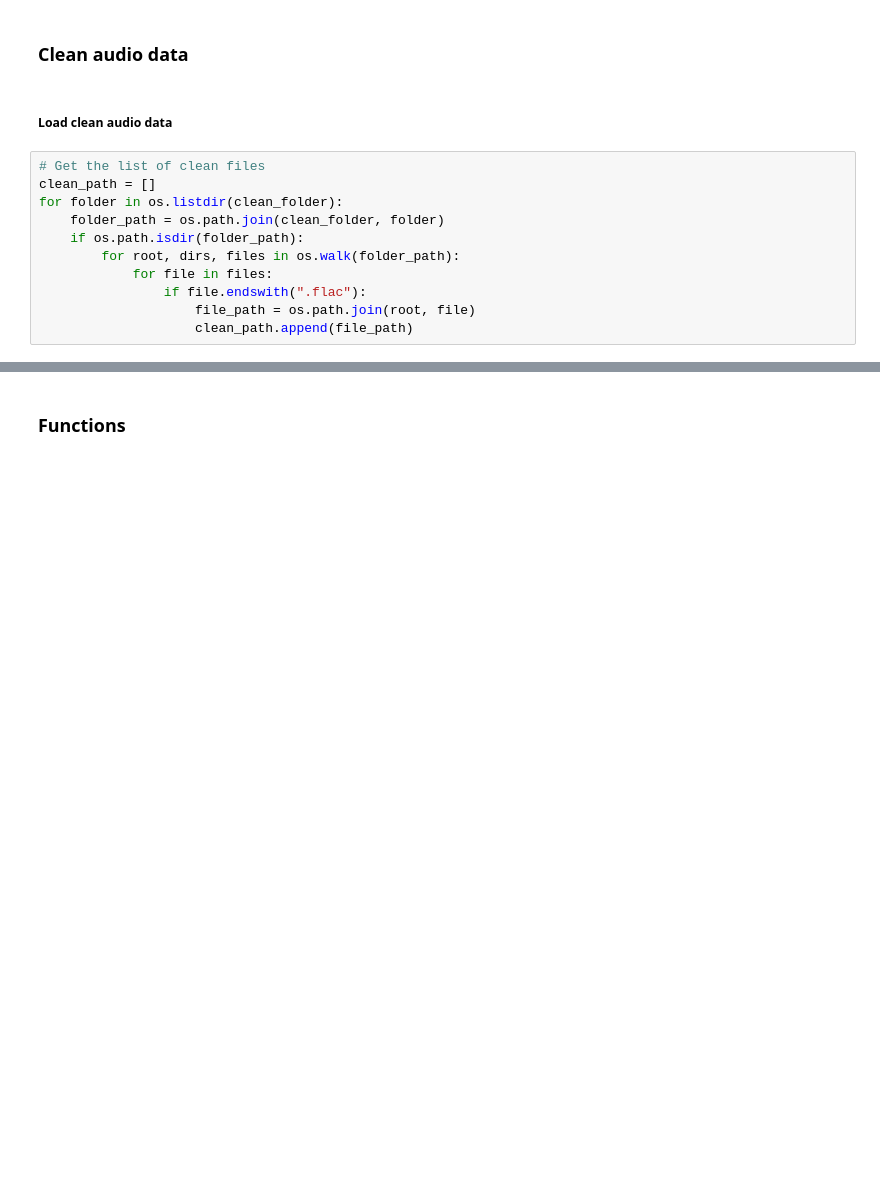
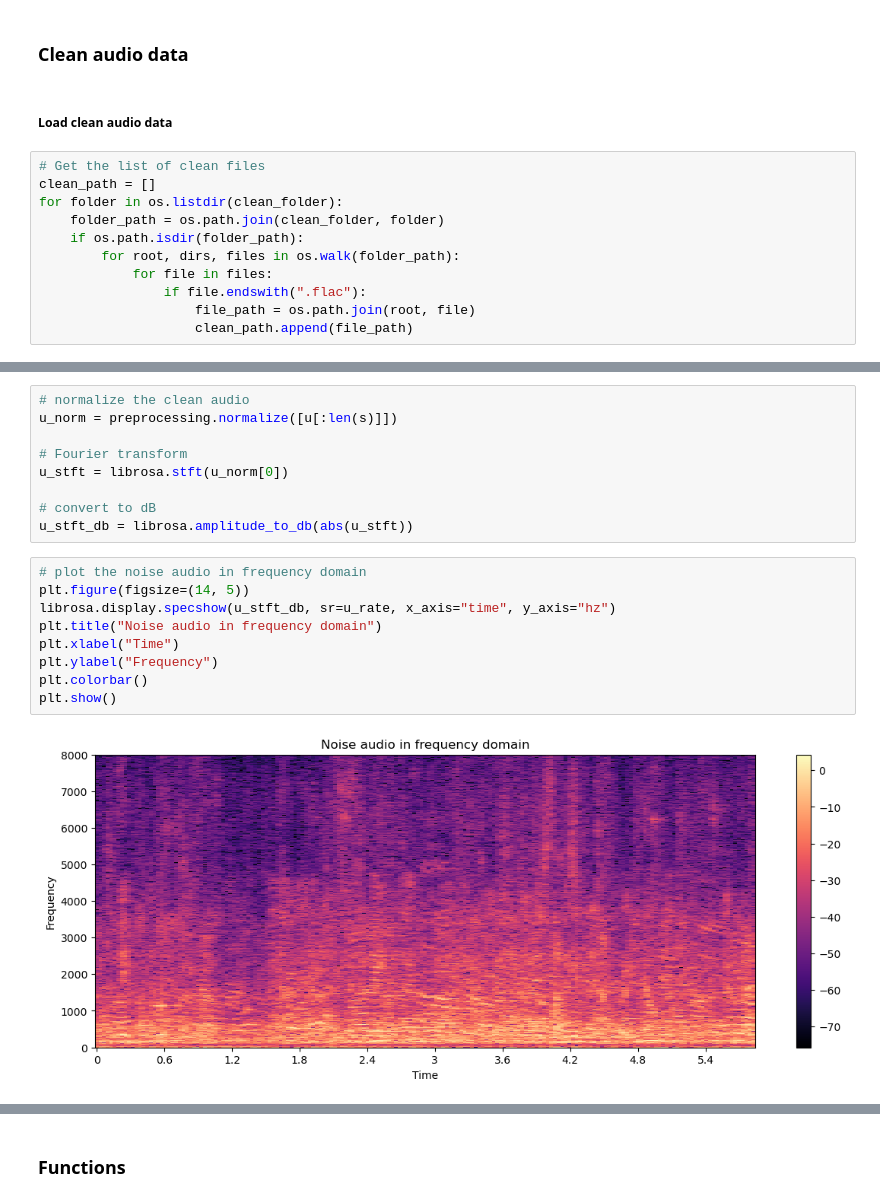
Before and after one commit to oussamarhouch/Projet-Audio, a Jupyter notebook: notebook.ipynb, the cells around one changed output, grey strips where cells are left out. Cells and saved outputs as stored; diff of their text form; blank space fills up the shorter version.

```diff
--- a/notebook.ipynb
+++ b/notebook.ipynb
@@ -81,0 +131,20 @@ if os.path.isdir(noise_folder):
+# %%
+# normalize the clean audio
+u_norm = preprocessing.normalize([u[:len(s)]])
+
+# Fourier transform
+u_stft = librosa.stft(u_norm[0])
+
+# convert to dB
+u_stft_db = librosa.amplitude_to_db(abs(u_stft))
+# %%
+# plot the noise audio in frequency domain
+plt.figure(figsize=(14, 5))
+librosa.display.specshow(u_stft_db, sr=u_rate, x_axis="time", y_axis="hz")
+plt.title("Noise audio in frequency domain")
+plt.xlabel("Time")
+plt.ylabel("Frequency")
+plt.colorbar()
+plt.show()
+# %% [output]
+[figure, added]
```
Also changed, not shown: parts of 37 cells of this notebook.
